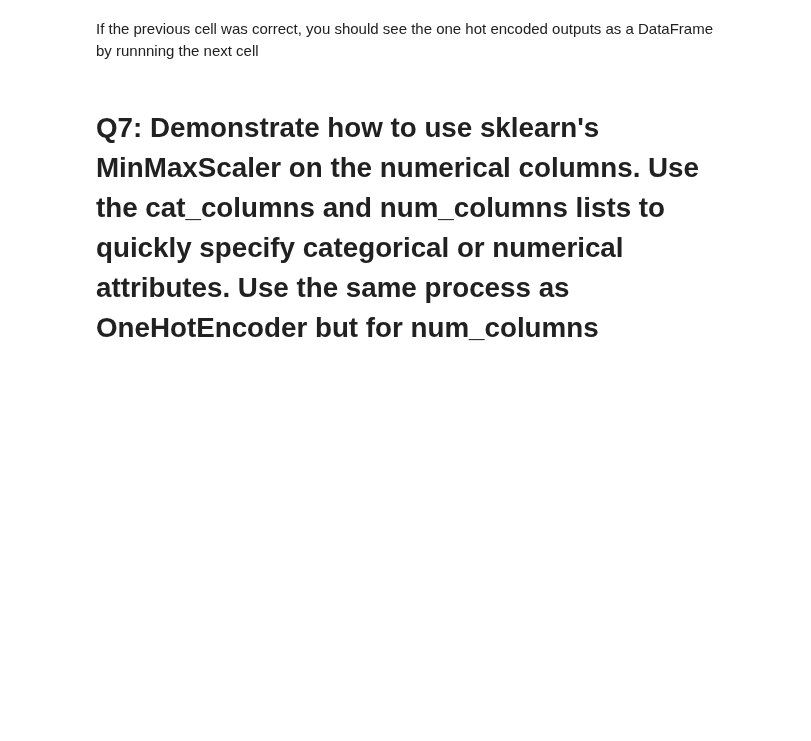
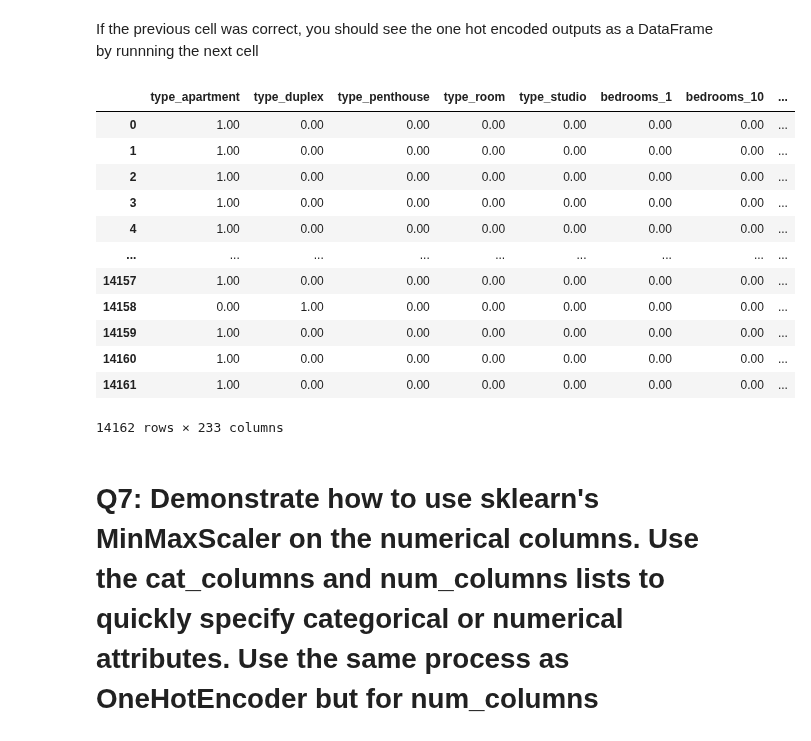
Before and after one commit to mostaf7583/IEEE-tasks, a Jupyter notebook: IEEE_Session_2_Task.ipynb, the cells around one changed output. Drawn from its saved outputs; the diff is of its cells as text; code cells hidden in the pictures; blank space fills up the shorter version.

```diff
--- a/IEEE_Session_2_Task.ipynb
+++ b/IEEE_Session_2_Task.ipynb
@@ -116,6 +171,16 @@ train = pd.read_csv('house_prices_train.csv')
 # %% [markdown]
 <h1><b>Q5.1: Demonstrate how to drop the furnished column entirely (don't alter the train dataframe)</b></h1>
+# %%
+# drop furnished column
+train.drop('furnished', axis=1, inplace=True)
 # %% [markdown]
 <h1><b>Q5.2: Demonstrate how to drop the rows which have a furnished value of NaN (don't alter the train dataframe)</b></h1>
+# %%
+train.drop(train[train['furnished'] == 'furnished'].index, inplace = True)
 # %% [markdown]
 <h1><b>Q5.3: Demonstrate how to count the most frequent value in the furnished column and how to fill na values with this value using pandas fillna function (don't alter the train dataframe)</b></h1>
+# %%
+# count the most frequent value in the column
+train['furnished'].value_counts()
+# fill nan values with the most frequent value
+train['furnished'].fillna('unfurnished', inplace=True)
@@ -161,14 +232,29 @@ num_columns = ['area', 'area_to_bathroom_ratio']
 # %%
-from sklearn.preprocessing import OneHotEncoder
+# use sklearn's OneHotEncoder on the categorical columns
 
-cat_encoder = # Call the OneHotEncoder constructor here
-train_cat_one_hot = #Call the cat_encoder's fit_transform function on the train set's cat columns here
+cat_encoder = OneHotEncoder(sparse=False, handle_unknown='ignore')
+#Call the cat_encoder's fit_transform function on the train set's cat columns here
+train_cat_one_hot = cat_encoder.fit_transform(train[cat_columns])
 # %% [markdown]
 If the previous cell was correct, you should see the one hot encoded outputs as a DataFrame by runnning the next cell
 # %%
-cat_one_hot_df = pd.DataFrame(train_cat_one_hot.toarray(),
+cat_one_hot_df = pd.DataFrame(train_cat_one_hot,
                               columns= cat_encoder.get_feature_names_out(),
-                              index = train.index)
+                              index = train.index);
 cat_one_hot_df
+# %% [output]
+|  | type_apartment | type_duplex | type_penthouse | type_room | type_studio | bedrooms_1 | bedrooms_10 | ... |
+| 0 | 1.00 | 0.00 | 0.00 | 0.00 | 0.00 | 0.00 | 0.00 | ... |
+| 1 | 1.00 | 0.00 | 0.00 | 0.00 | 0.00 | 0.00 | 0.00 | ... |
+| 2 | 1.00 | 0.00 | 0.00 | 0.00 | 0.00 | 0.00 | 0.00 | ... |
+| 3 | 1.00 | 0.00 | 0.00 | 0.00 | 0.00 | 0.00 | 0.00 | ... |
+| 4 | 1.00 | 0.00 | 0.00 | 0.00 | 0.00 | 0.00 | 0.00 | ... |
+| ... | ... | ... | ... | ... | ... | ... | ... | ... |
+| 14157 | 1.00 | 0.00 | 0.00 | 0.00 | 0.00 | 0.00 | 0.00 | ... |
+| 14158 | 0.00 | 1.00 | 0.00 | 0.00 | 0.00 | 0.00 | 0.00 | ... |
+| 14159 | 1.00 | 0.00 | 0.00 | 0.00 | 0.00 | 0.00 | 0.00 | ... |
+| 14160 | 1.00 | 0.00 | 0.00 | 0.00 | 0.00 | 0.00 | 0.00 | ... |
+| 14161 | 1.00 | 0.00 | 0.00 | 0.00 | 0.00 | 0.00 | 0.00 | ... |
+14162 rows × 233 columns
 # %% [markdown]
 <h1><b>Q7: Demonstrate how to use sklearn's MinMaxScaler on the numerical columns. Use the cat_columns and num_columns lists to quickly specify categorical or numerical attributes. Use the same process as OneHotEncoder but for num_columns</b></h1>
```
Also changed, not shown: parts of 18 cells of this notebook.
